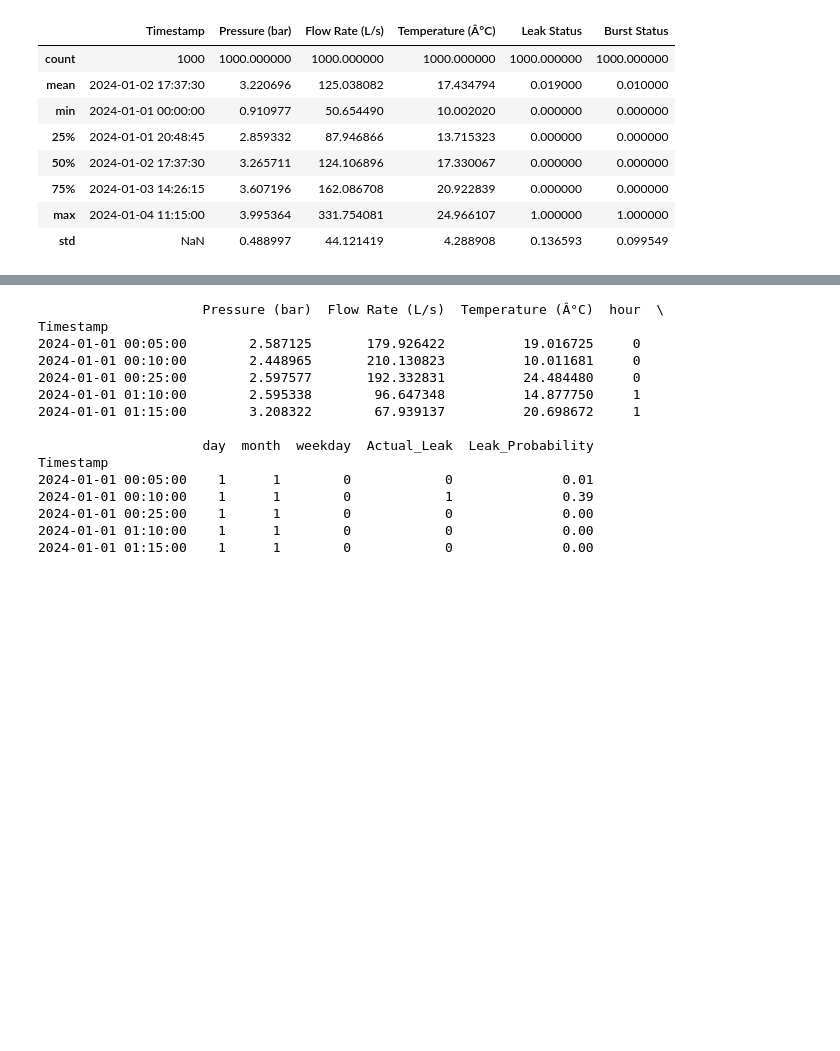
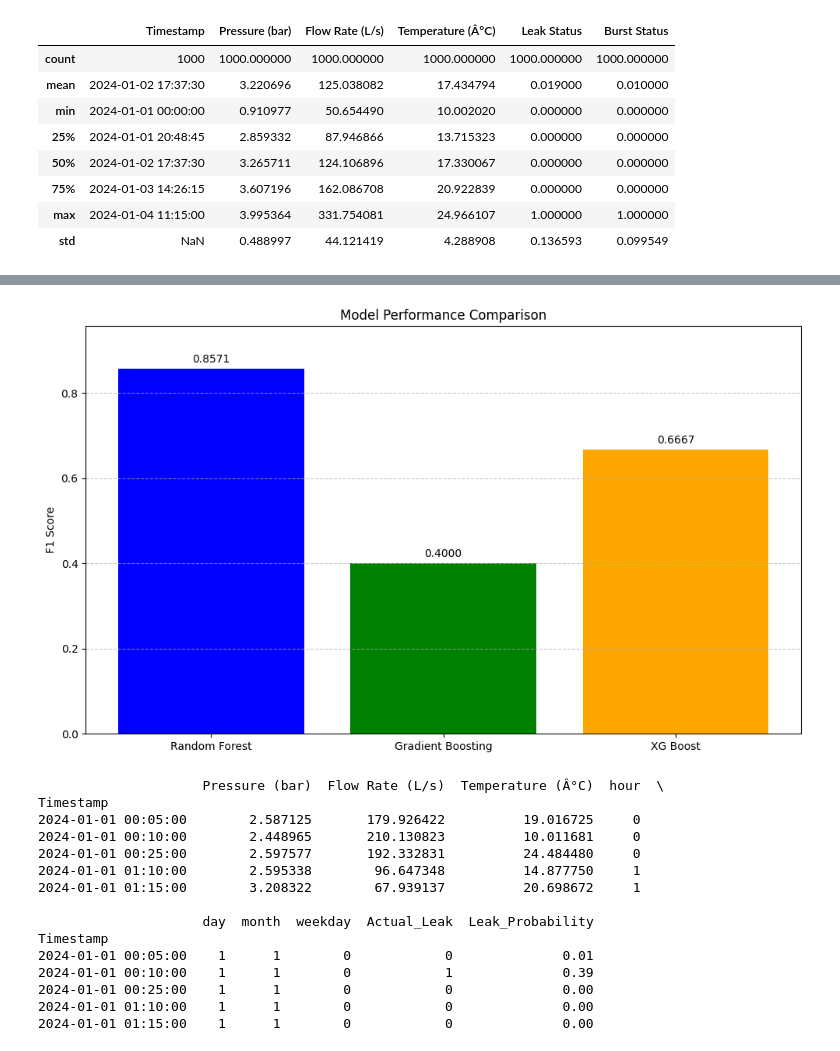
Before and after one commit to jreyesgar93/LeakLockAi, a Jupyter notebook: leak_lock_ai/leak_lock_ai/model/model.ipynb, the cells around one changed output, grey strips where cells are left out. Saved outputs shown, nothing was run; the diff lists cells and outputs as text; code cells hidden in the pictures; blank space fills up the shorter version.

```diff
--- a/leak_lock_ai/leak_lock_ai/model/model.ipynb
+++ b/leak_lock_ai/leak_lock_ai/model/model.ipynb
@@ -233,2 +315,25 @@ weighted avg       0.99      0.98      0.98       200
+# %%
+# -- Performance Comparison between the models --
+
+models = ["Random Forest", "Gradient Boosting", "XG Boost"]
+f1_scores = [rf_f1, gb_f1, xgb_f1]
+
+plt.figure(figsize=(10, 6))
+bars = plt.bar(models, f1_scores, color=['blue', 'green', 'orange'])
+
+# Add value labels on top of bars
+for bar in bars:
+    height = bar.get_height()
+    plt.text(bar.get_x() + bar.get_width()/2., height + 0.01,
+             f'{height:.4f}', ha='center', va='bottom')
+
+plt.ylabel('F1 Score')
+plt.title('Model Performance Comparison')
+plt.ylim(0, max(f1_scores) + 0.1)
+plt.grid(axis='y', linestyle='--', alpha=0.7)
+plt.tight_layout()
+plt.show()
+# %% [output]
+[figure, added]
 # %%
 def predict_leak_probability(model, new_data, scaler):
```
Also changed, not shown: parts of 9 cells of this notebook, 2 other files.
